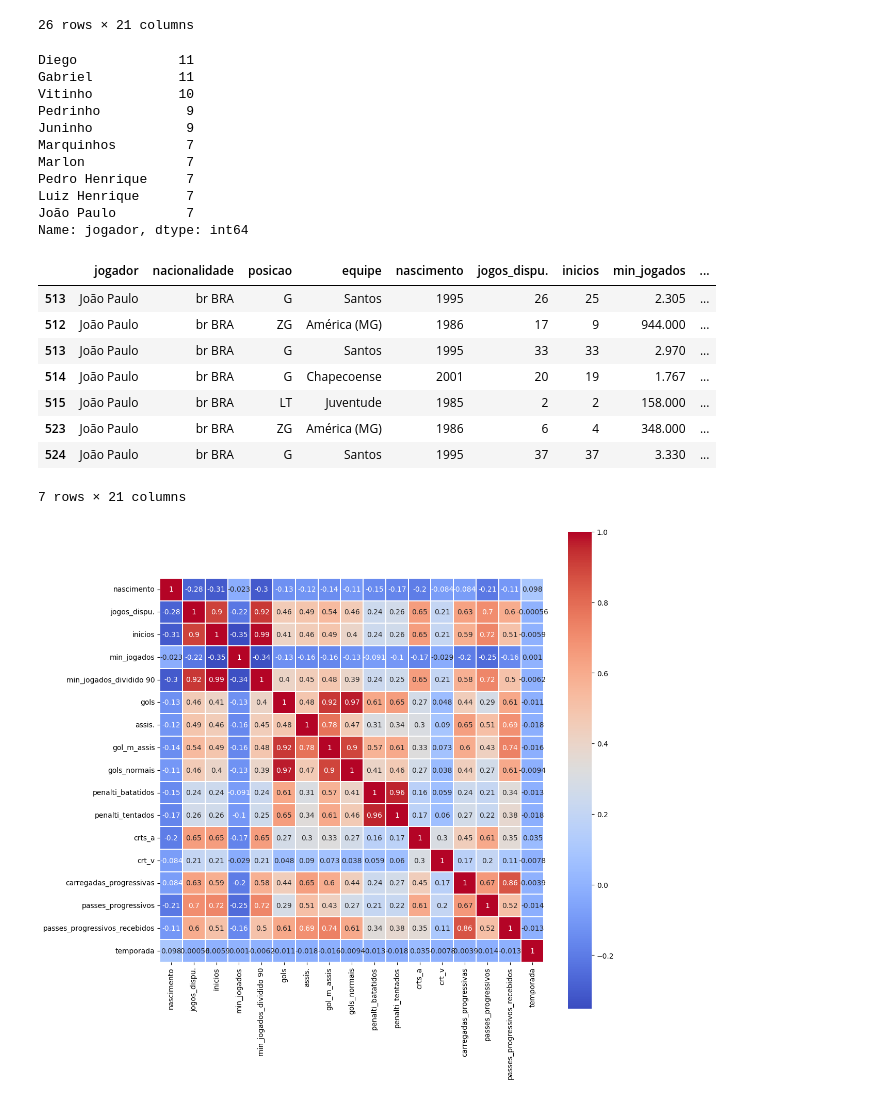
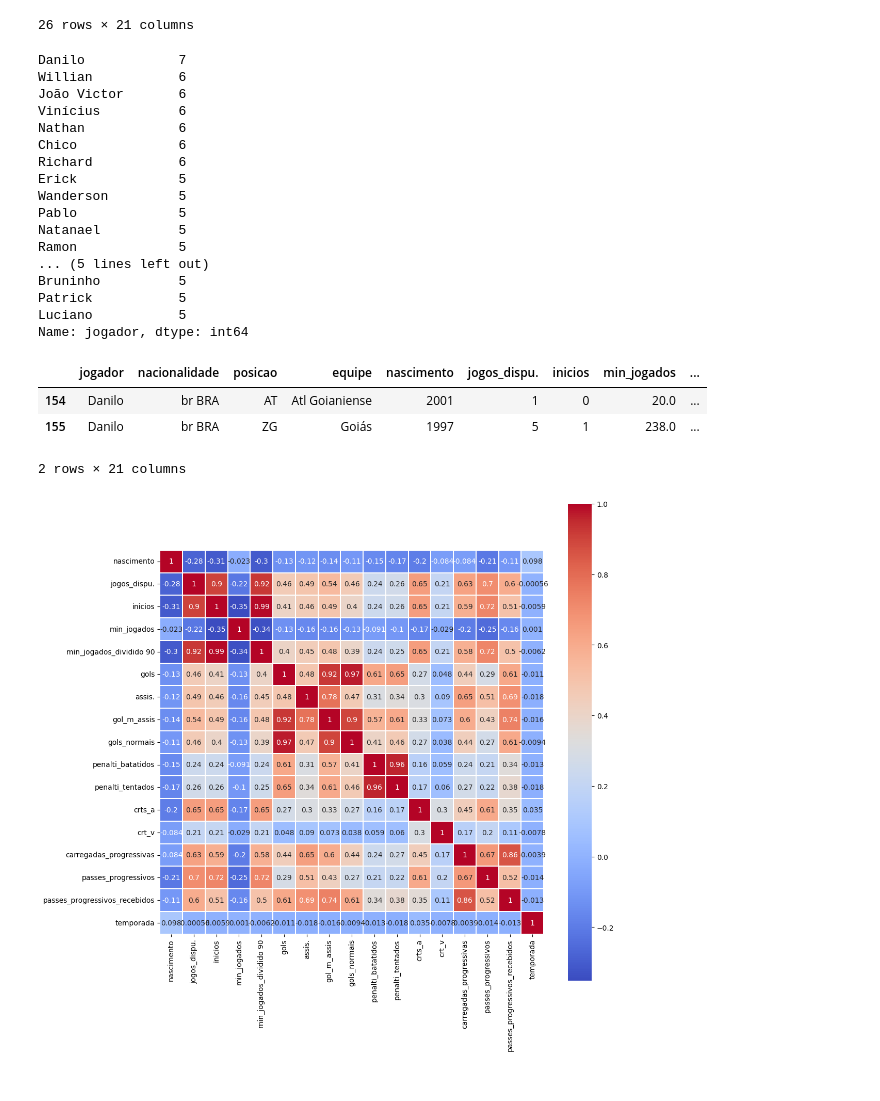
Before and after one commit to vbddinho/puc_minas_machine, a Jupyter notebook: plano2.ipynb, the cells around one changed output. Drawn from its saved outputs; the diff is of its cells as text; code cells hidden in the pictures.

```diff
--- a/plano2.ipynb
+++ b/plano2.ipynb
@@ -236,31 +236,32 @@ df.loc[(df.carregadas_progressivas.isna()),"carregadas_progressivas"] = 0
 df.loc[(df.passes_progressivos.isna()),"passes_progressivos"] = 0
 df.loc[(df.passes_progressivos_recebidos.isna()),"passes_progressivos_recebidos"] = 0
 # %%
-df.jogador.sort_values().value_counts().head(10)
+df.jogador.sort_values().value_counts().head(20)
 # %% [output]
-Diego             11
-Gabriel           11
-Vitinho           10
-Pedrinho           9
-Juninho            9
-Marquinhos         7
-Marlon             7
-Pedro Henrique     7
-Luiz Henrique      7
-João Paulo         7
+Danilo            7
+Willian           6
+João Victor       6
+Vinícius          6
+Nathan            6
+Chico             6
+Richard           6
+Erick             5
+Wanderson         5
+Pablo             5
+Natanael          5
+Ramon             5
+... (5 lines left out)
+Bruninho          5
+Patrick           5
+Luciano           5
 Name: jogador, dtype: int64
 # %%
-df.query('jogador == "João Paulo"')
+df.query('jogador == "Danilo"')
 # %% [output]
 |  | jogador | nacionalidade | posicao | equipe | nascimento | jogos_dispu. | inicios | min_jogados | ... |
-| 513 | João Paulo | br BRA | G | Santos | 1995 | 26 | 25 | 2.305 | ... |
-| 512 | João Paulo | br BRA | ZG | América (MG) | 1986 | 17 | 9 | 944.000 | ... |
-| 513 | João Paulo | br BRA | G | Santos | 1995 | 33 | 33 | 2.970 | ... |
-| 514 | João Paulo | br BRA | G | Chapecoense | 2001 | 20 | 19 | 1.767 | ... |
-| 515 | João Paulo | br BRA | LT | Juventude | 1985 | 2 | 2 | 158.000 | ... |
-| 523 | João Paulo | br BRA | ZG | América (MG) | 1986 | 6 | 4 | 348.000 | ... |
-| 524 | João Paulo | br BRA | G | Santos | 1995 | 37 | 37 | 3.330 | ... |
+| 154 | Danilo | br BRA | AT | Atl Goianiense | 2001 | 1 | 0 | 20.0 | ... |
+| 155 | Danilo | br BRA | ZG | Goiás | 1997 | 5 | 1 | 238.0 | ... |
-7 rows × 21 columns
+2 rows × 21 columns
 # %%
 df.loc[(df["jogador"]=="Diego") & (df["equipe"] =="Botafogo (RJ)") ,"jogador"] = "Diego Loureiro"
 df.loc[(df["jogador"]=="Diego") & (df["equipe"] =="Atl Goianiense") ,"jogador"] = "Diego Loureiro"
```
Also changed, not shown: parts of 3 cells of this notebook.
